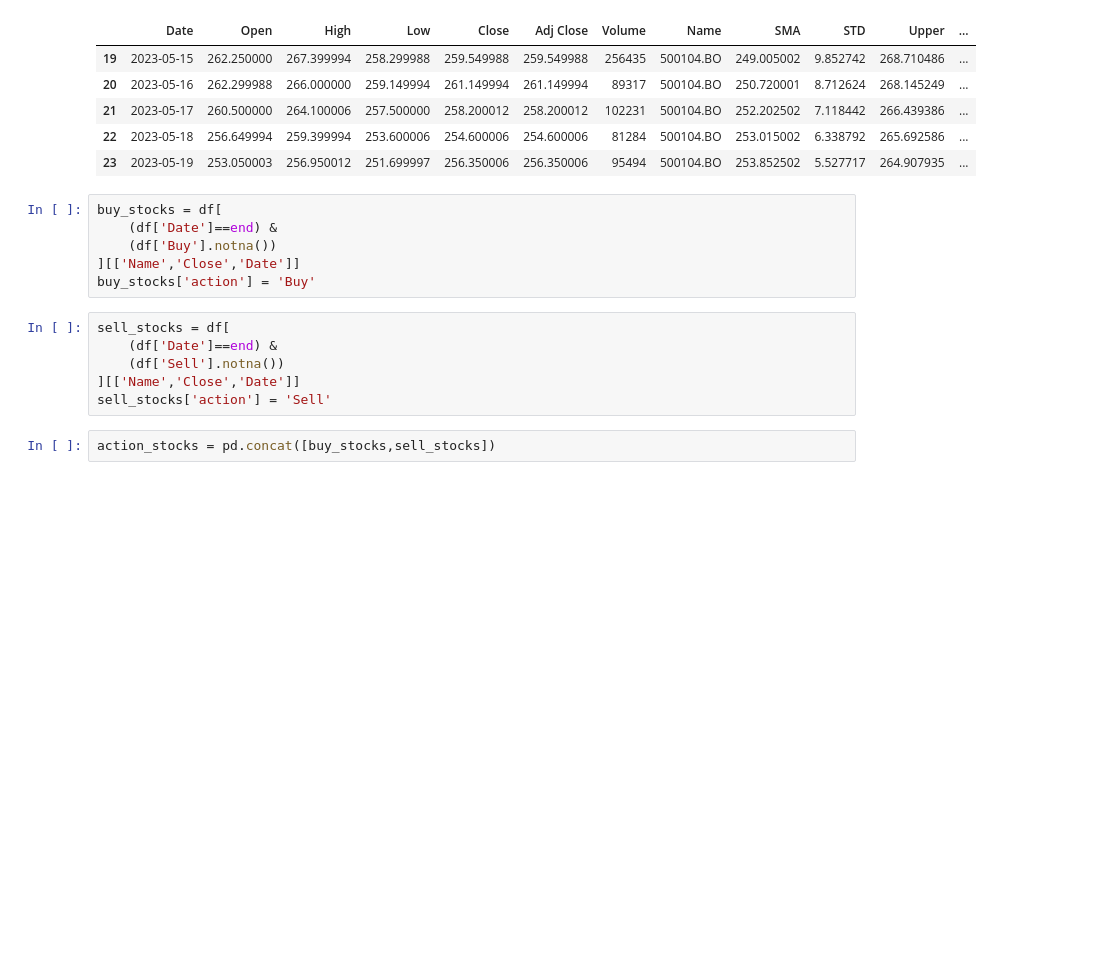
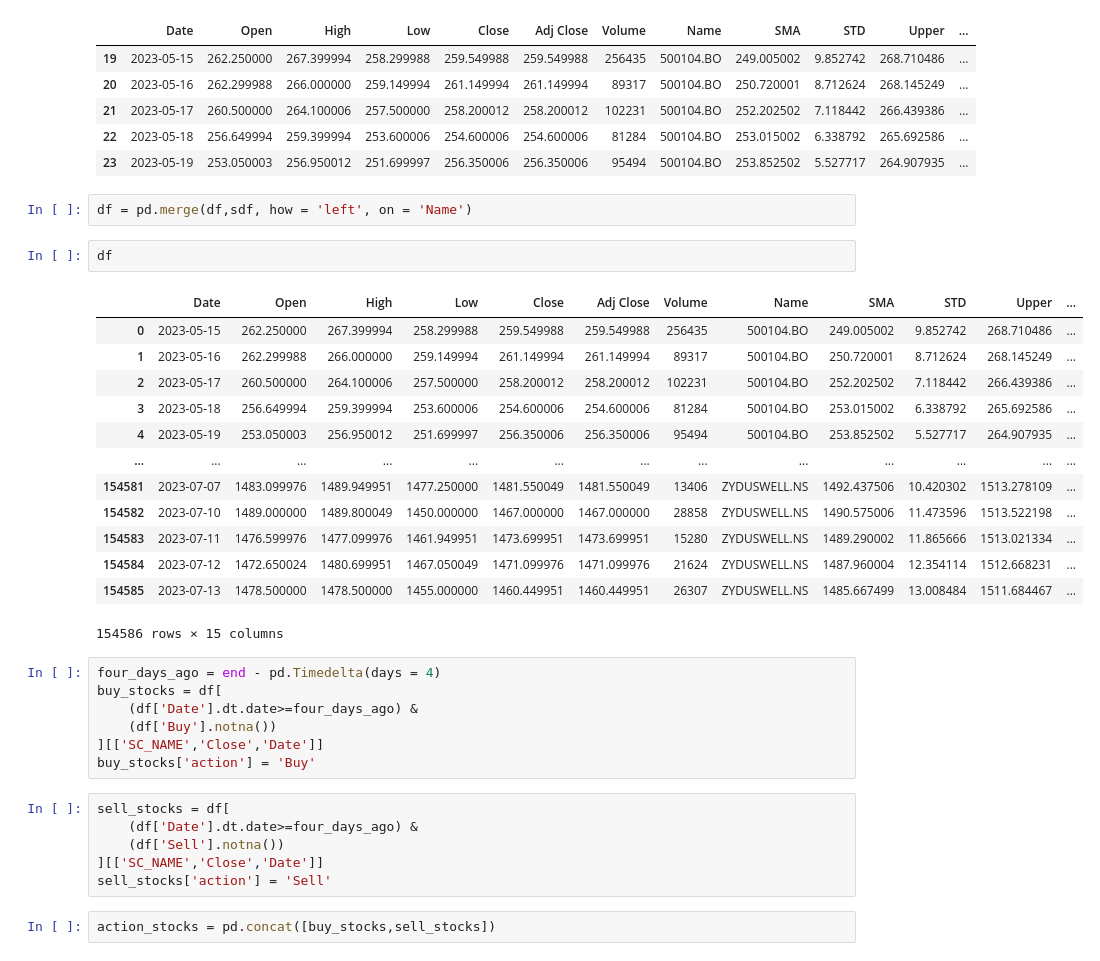
Before and after one commit to ramrajv/AI_Fin, a Jupyter notebook: YF_Indian_Buy_Sell.ipynb, the cells around one changed output. Cells and saved outputs as stored; diff of their text form; blank space fills up the shorter version.

```diff
--- a/YF_Indian_Buy_Sell.ipynb
+++ b/YF_Indian_Buy_Sell.ipynb
@@ -151,17 +153,36 @@ df.head()
 | 21 | 2023-05-17 | 260.500000 | 264.100006 | 257.500000 | 258.200012 | 258.200012 | 102231 | 500104.BO | 252.202502 | 7.118442 | 266.439386 | ... |
 | 22 | 2023-05-18 | 256.649994 | 259.399994 | 253.600006 | 254.600006 | 254.600006 | 81284 | 500104.BO | 253.015002 | 6.338792 | 265.692586 | ... |
 | 23 | 2023-05-19 | 253.050003 | 256.950012 | 251.699997 | 256.350006 | 256.350006 | 95494 | 500104.BO | 253.852502 | 5.527717 | 264.907935 | ... |
+# %%
+df = pd.merge(df,sdf, how = 'left', on = 'Name')
+# %%
+df
+# %% [output]
+|  | Date | Open | High | Low | Close | Adj Close | Volume | Name | SMA | STD | Upper | ... |
+| 0 | 2023-05-15 | 262.250000 | 267.399994 | 258.299988 | 259.549988 | 259.549988 | 256435 | 500104.BO | 249.005002 | 9.852742 | 268.710486 | ... |
+| 1 | 2023-05-16 | 262.299988 | 266.000000 | 259.149994 | 261.149994 | 261.149994 | 89317 | 500104.BO | 250.720001 | 8.712624 | 268.145249 | ... |
+| 2 | 2023-05-17 | 260.500000 | 264.100006 | 257.500000 | 258.200012 | 258.200012 | 102231 | 500104.BO | 252.202502 | 7.118442 | 266.439386 | ... |
+| 3 | 2023-05-18 | 256.649994 | 259.399994 | 253.600006 | 254.600006 | 254.600006 | 81284 | 500104.BO | 253.015002 | 6.338792 | 265.692586 | ... |
+| 4 | 2023-05-19 | 253.050003 | 256.950012 | 251.699997 | 256.350006 | 256.350006 | 95494 | 500104.BO | 253.852502 | 5.527717 | 264.907935 | ... |
+| ... | ... | ... | ... | ... | ... | ... | ... | ... | ... | ... | ... | ... |
+| 154581 | 2023-07-07 | 1483.099976 | 1489.949951 | 1477.250000 | 1481.550049 | 1481.550049 | 13406 | ZYDUSWELL.NS | 1492.437506 | 10.420302 | 1513.278109 | ... |
+| 154582 | 2023-07-10 | 1489.000000 | 1489.800049 | 1450.000000 | 1467.000000 | 1467.000000 | 28858 | ZYDUSWELL.NS | 1490.575006 | 11.473596 | 1513.522198 | ... |
+| 154583 | 2023-07-11 | 1476.599976 | 1477.099976 | 1461.949951 | 1473.699951 | 1473.699951 | 15280 | ZYDUSWELL.NS | 1489.290002 | 11.865666 | 1513.021334 | ... |
+| 154584 | 2023-07-12 | 1472.650024 | 1480.699951 | 1467.050049 | 1471.099976 | 1471.099976 | 21624 | ZYDUSWELL.NS | 1487.960004 | 12.354114 | 1512.668231 | ... |
+| 154585 | 2023-07-13 | 1478.500000 | 1478.500000 | 1455.000000 | 1460.449951 | 1460.449951 | 26307 | ZYDUSWELL.NS | 1485.667499 | 13.008484 | 1511.684467 | ... |
+154586 rows × 15 columns
 # %%
+four_days_ago = end - pd.Timedelta(days = 4)
 buy_stocks = df[
-    (df['Date']==end) &
+    (df['Date'].dt.date>=four_days_ago) &
     (df['Buy'].notna())
-][['Name','Close','Date']]
+][['SC_NAME','Close','Date']]
 buy_stocks['action'] = 'Buy'
 # %%
 sell_stocks = df[
-    (df['Date']==end) &
+    (df['Date'].dt.date>=four_days_ago) &
     (df['Sell'].notna())
-][['Name','Close','Date']]
+][['SC_NAME','Close','Date']]
 sell_stocks['action'] = 'Sell'
 # %%
 action_stocks = pd.concat([buy_stocks,sell_stocks])
```
Also changed, not shown: parts of 7 cells of this notebook.
